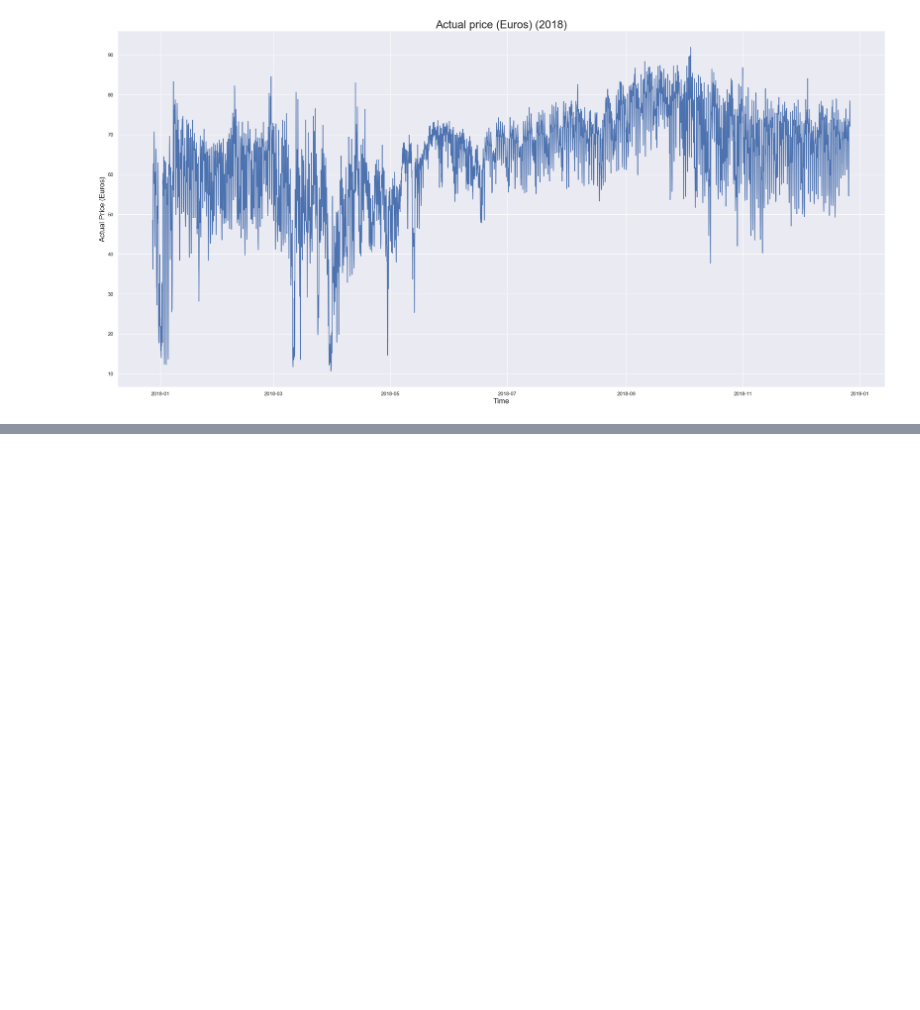
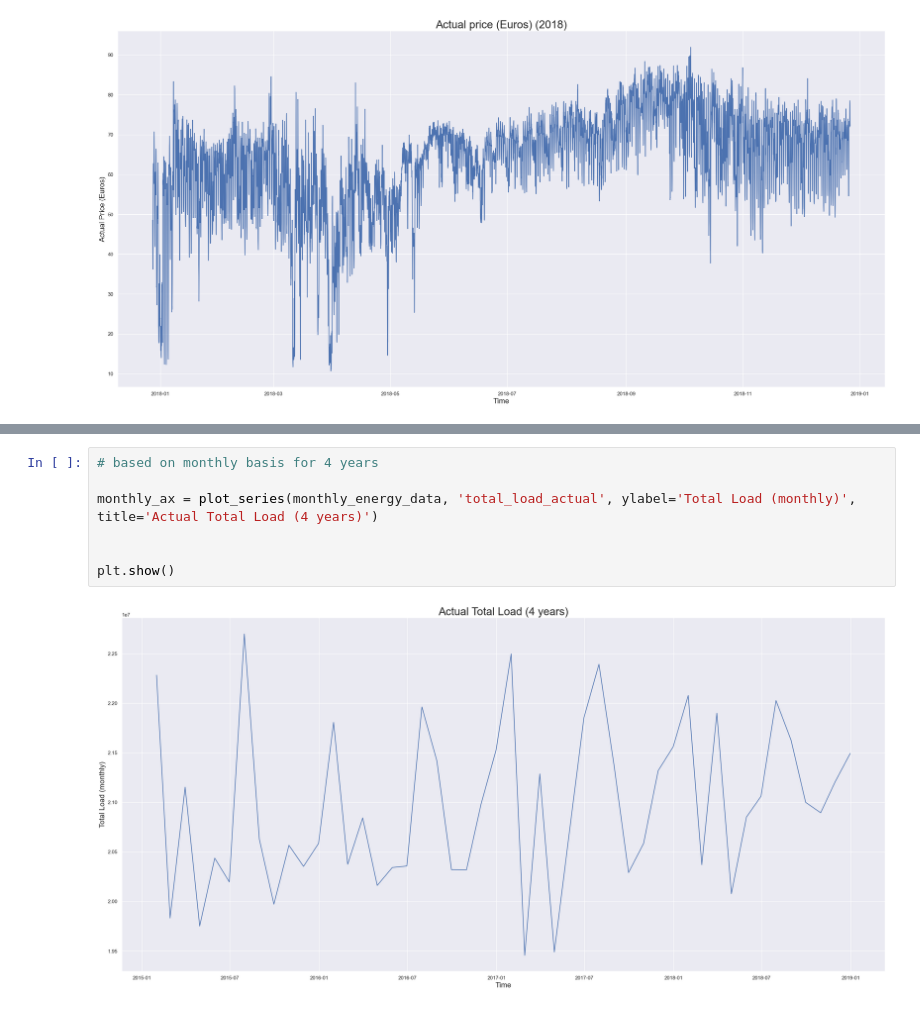
Before and after one commit to ashirask/Energy-Research, a Jupyter notebook: Energy Dataset Analysis.ipynb, the cells around one changed output, grey strips where cells are left out. Cells and saved outputs as stored; diff of their text form; blank space fills up the shorter version.

```diff
--- a/Energy Dataset Analysis.ipynb
+++ b/Energy Dataset Analysis.ipynb
@@ -198,0 +252,9 @@ plt.show()
+# %%
+# based on monthly basis for 4 years
+
+monthly_ax = plot_series(monthly_energy_data, 'total_load_actual', ylabel='Total Load (monthly)', title='Actual Total Load (4 years)')
+
+
+plt.show()
+# %% [output]
+[figure, added]
```
Also changed, not shown: parts of 12 cells of this notebook.
